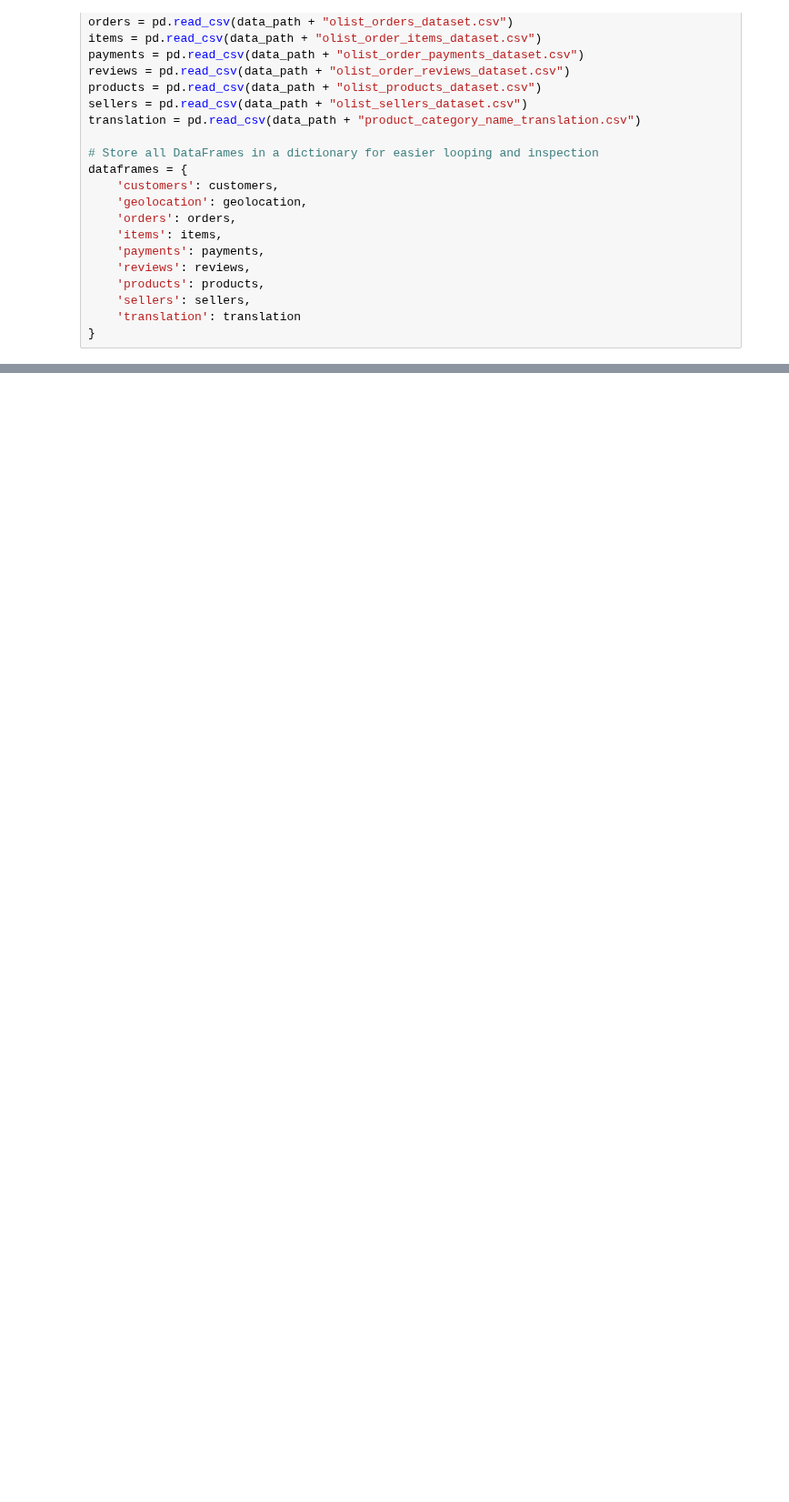
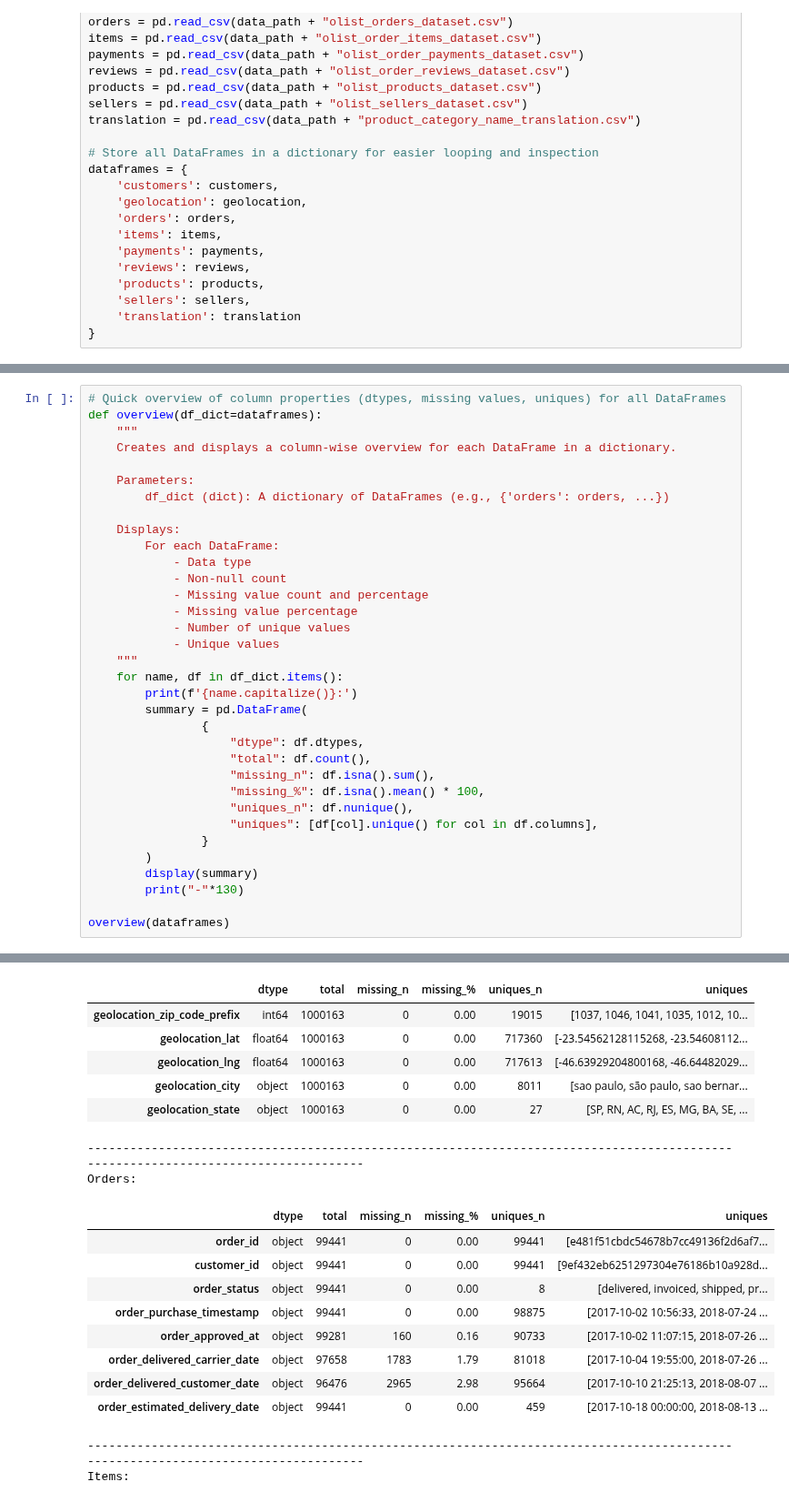
Before and after one commit to OlesyaEvseeva/customer-satisfaction-ecommerce, a Jupyter notebook: notebooks/explore_brazilian.ipynb, the cells around one changed output, grey strips where cells are left out. Shown at 91% size. Saved outputs shown, nothing was run; the diff lists cells and outputs as text; blank space fills up the shorter version.

Commit message:
Add DataFrame overview function

```diff
--- a/notebooks/explore_brazilian.ipynb
+++ b/notebooks/explore_brazilian.ipynb
@@ -75,0 +136,35 @@ for name, df in dataframes.items():
+# %%
+# Quick overview of column properties (dtypes, missing values, uniques) for all DataFrames
+def overview(df_dict=dataframes):
+    """
+    Creates and displays a column-wise overview for each DataFrame in a dictionary.
+
+    Parameters:
+        df_dict (dict): A dictionary of DataFrames (e.g., {'orders': orders, ...})
+
+    Displays:
+        For each DataFrame:
+            - Data type
+            - Non-null count
+            - Missing value count and percentage
+            - Missing value percentage
+            - Number of unique values
+            - Unique values
+    """
+    for name, df in df_dict.items():
+        print(f'{name.capitalize()}:')
+        summary = pd.DataFrame(
+                {
+                    "dtype": df.dtypes,
+                    "total": df.count(),
+                    "missing_n": df.isna().sum(),
+                    "missing_%": df.isna().mean() * 100,
+                    "uniques_n": df.nunique(),
+                    "uniques": [df[col].unique() for col in df.columns],
+                }
+        )
+        display(summary)
+        print("-"*130)
+
+overview(dataframes)
+# %% [output]
@@ -75,0 +180,19 @@ for name, df in dataframes.items():
+|  | dtype | total | missing_n | missing_% | uniques_n | uniques |
+| geolocation_zip_code_prefix | int64 | 1000163 | 0 | 0.00 | 19015 | [1037, 1046, 1041, 1035, 1012, 10... |
+| geolocation_lat | float64 | 1000163 | 0 | 0.00 | 717360 | [-23.54562128115268, -23.54608112... |
+| geolocation_lng | float64 | 1000163 | 0 | 0.00 | 717613 | [-46.63929204800168, -46.64482029... |
+| geolocation_city | object | 1000163 | 0 | 0.00 | 8011 | [sao paulo, são paulo, sao bernar... |
+| geolocation_state | object | 1000163 | 0 | 0.00 | 27 | [SP, RN, AC, RJ, ES, MG, BA, SE, ... |
+----------------------------------------------------------------------------------------------------------------------------------
+Orders:
+|  | dtype | total | missing_n | missing_% | uniques_n | uniques |
+| order_id | object | 99441 | 0 | 0.00 | 99441 | [e481f51cbdc54678b7cc49136f2d6af7... |
+| customer_id | object | 99441 | 0 | 0.00 | 99441 | [9ef432eb6251297304e76186b10a928d... |
+| order_status | object | 99441 | 0 | 0.00 | 8 | [delivered, invoiced, shipped, pr... |
+| order_purchase_timestamp | object | 99441 | 0 | 0.00 | 98875 | [2017-10-02 10:56:33, 2018-07-24 ... |
+| order_approved_at | object | 99281 | 160 | 0.16 | 90733 | [2017-10-02 11:07:15, 2018-07-26 ... |
+| order_delivered_carrier_date | object | 97658 | 1783 | 1.79 | 81018 | [2017-10-04 19:55:00, 2018-07-26 ... |
+| order_delivered_customer_date | object | 96476 | 2965 | 2.98 | 95664 | [2017-10-10 21:25:13, 2018-08-07 ... |
+| order_estimated_delivery_date | object | 99441 | 0 | 0.00 | 459 | [2017-10-18 00:00:00, 2018-08-13 ... |
+----------------------------------------------------------------------------------------------------------------------------------
+Items:
```
Also changed, not shown: parts of 3 cells of this notebook.
